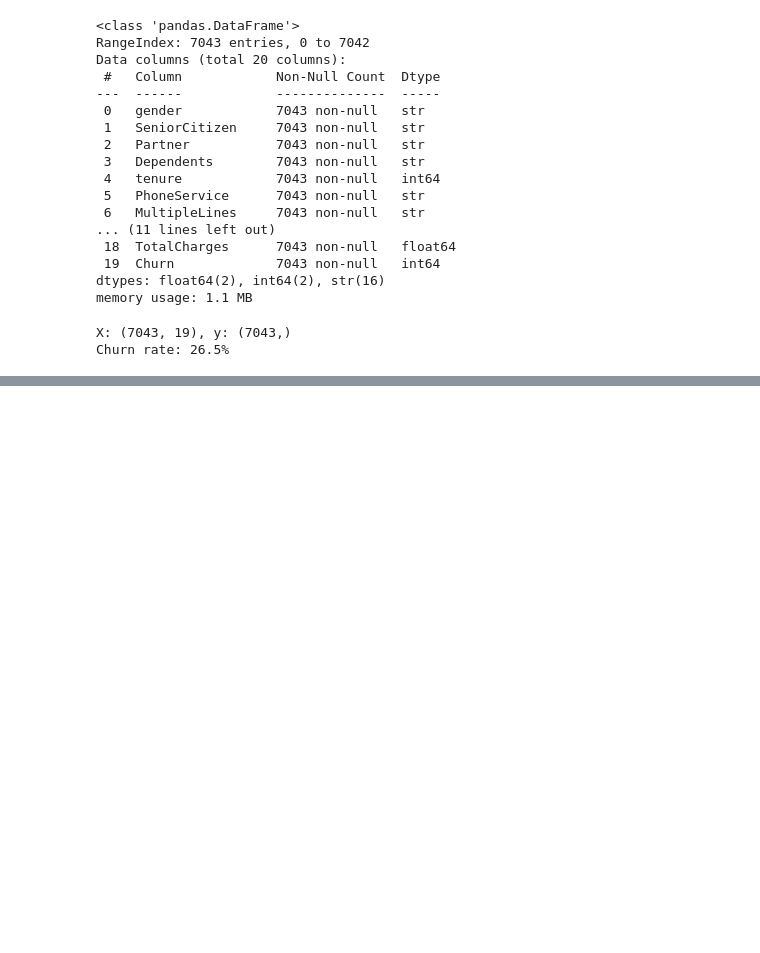
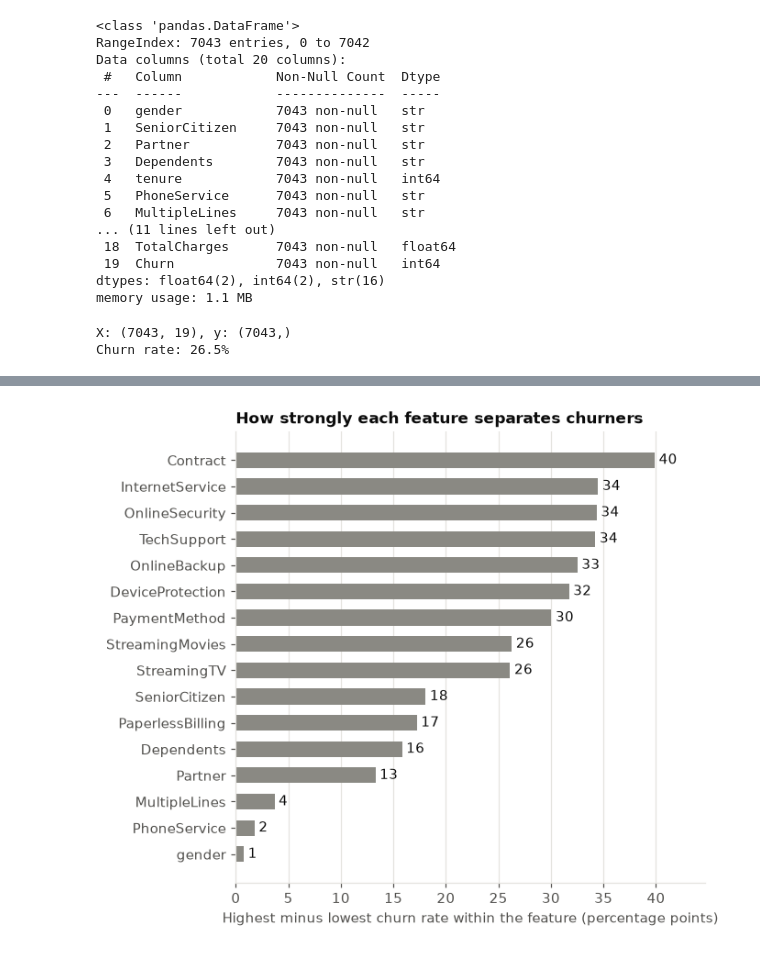
Before and after one commit to MuteMuty/telco-churn, a Jupyter notebook: notebooks/churn_analysis.ipynb, the cells around one changed output, grey strips where cells are left out. Drawn from its saved outputs; the diff is of its cells as text; code cells hidden in the pictures; blank space fills up the shorter version.

```diff
--- a/notebooks/churn_analysis.ipynb
+++ b/notebooks/churn_analysis.ipynb
@@ -159,0 +212,5 @@ Churn rate: 26.5%
+# %%
+plot_churn_rate_gaps(churn_rate_gaps(df, CATEGORICAL_COLUMNS))
+plt.show()
+# %% [output]
+[figure, added]
```
Also changed, not shown: parts of 19 cells of this notebook, 1 other file.
